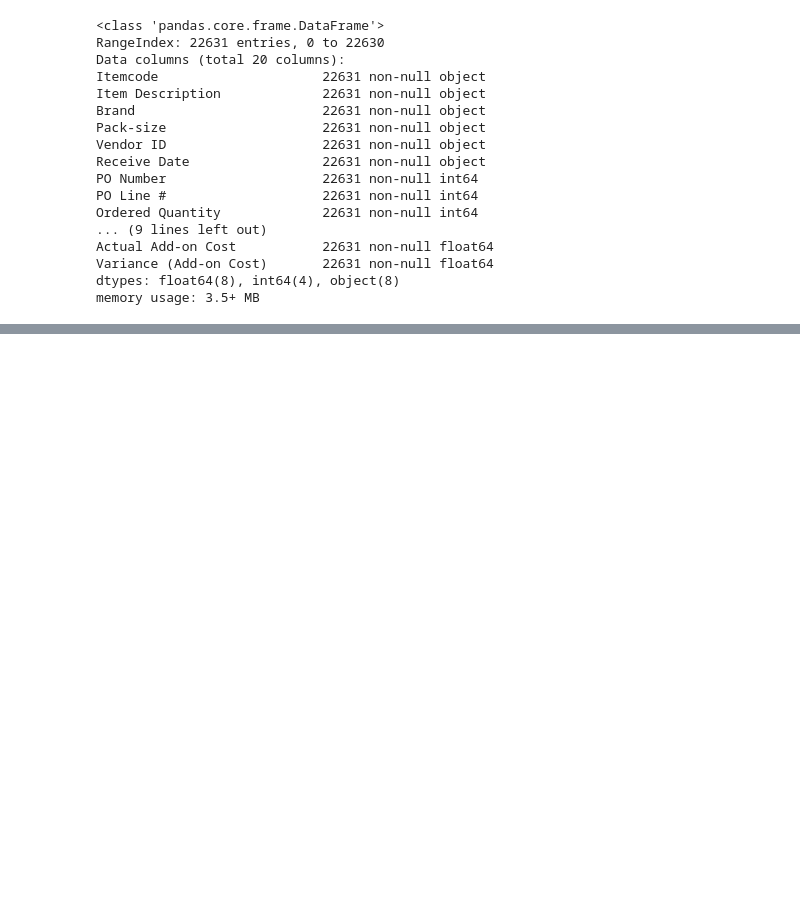
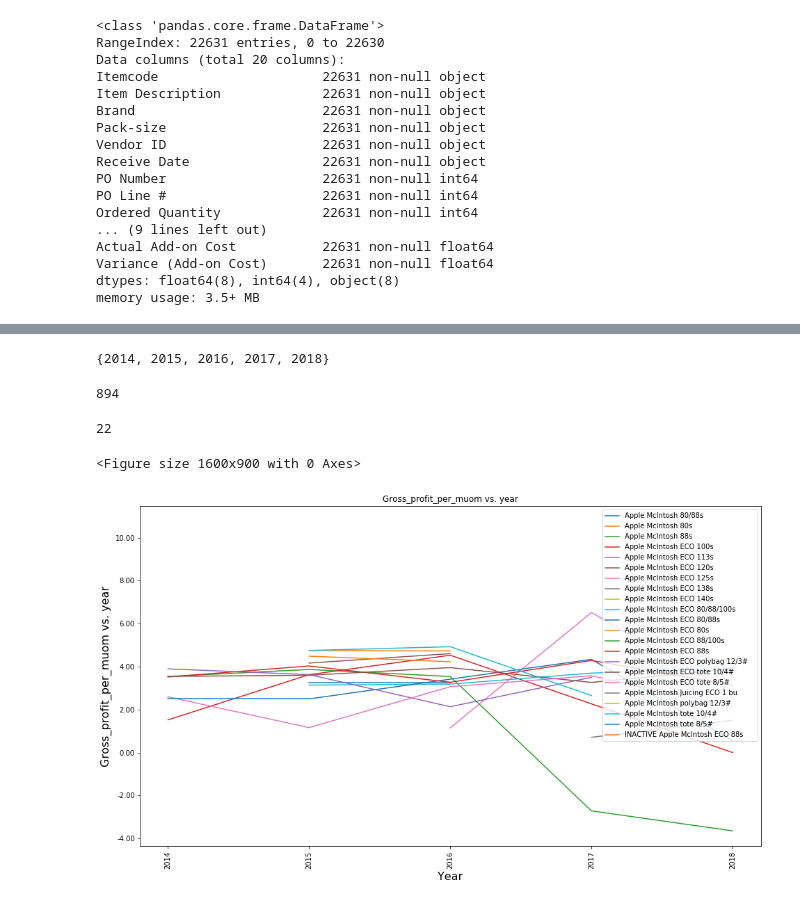
Before and after one commit to cbonoz/bostonfood18, a Jupyter notebook: RedTomato.ipynb, the cells around one changed output, grey strips where cells are left out. Saved outputs shown, nothing was run; the diff lists cells and outputs as text; code cells hidden in the pictures; blank space fills up the shorter version.

Commit message:
add sales

```diff
--- a/RedTomato.ipynb
+++ b/RedTomato.ipynb
@@ -258,0 +218,16 @@ for i in range
+# %%
+sfiles = sales_files[1:]
+print(sfiles)
+
+def read_with_year(f):
+    year = os.path.splitext(f)[0].split(' ')[-1]
+    d = pd.read_csv(sfile(f))
+    d['year'] = int(year)
+    return d
+
+sdata = pd.concat([read_with_year(f) for f in sfiles], join="inner")
+sdata = sdata.rename(lambda x: x.strip(), axis='columns')
+
+print(sdata.columns.values)
+sdata['Item Description'] = sdata['Description']
+sdata = sdata.drop(['Description'], axis=1)
@@ -258,0 +263,20 @@ for i in range
+# %%
+set(sdata['year'])
+# %% [output]
+{2014, 2015, 2016, 2017, 2018}
+# %%
+len(set(sdata['Itemcode']))
+# %% [output]
+894
+# %%
+sdata_year = sdata.reset_index().groupby(['year', 'Item Description'], as_index=False).mean()
+# %%
+sdata_year = sdata_year[sdata_year['Item Description'].str.contains('McIntosh')]
+print(len(set(sdata_year['Item Description'])))
+# %% [output]
+22
+# %%
+plot_year_data(sdata_year, 'year', 'Gross_profit_per_muom')
+# %% [output]
+<Figure size 1600x900 with 0 Axes>
+[figure, added]
```
Also changed, not shown: parts of 12 cells of this notebook, 2 other files.
